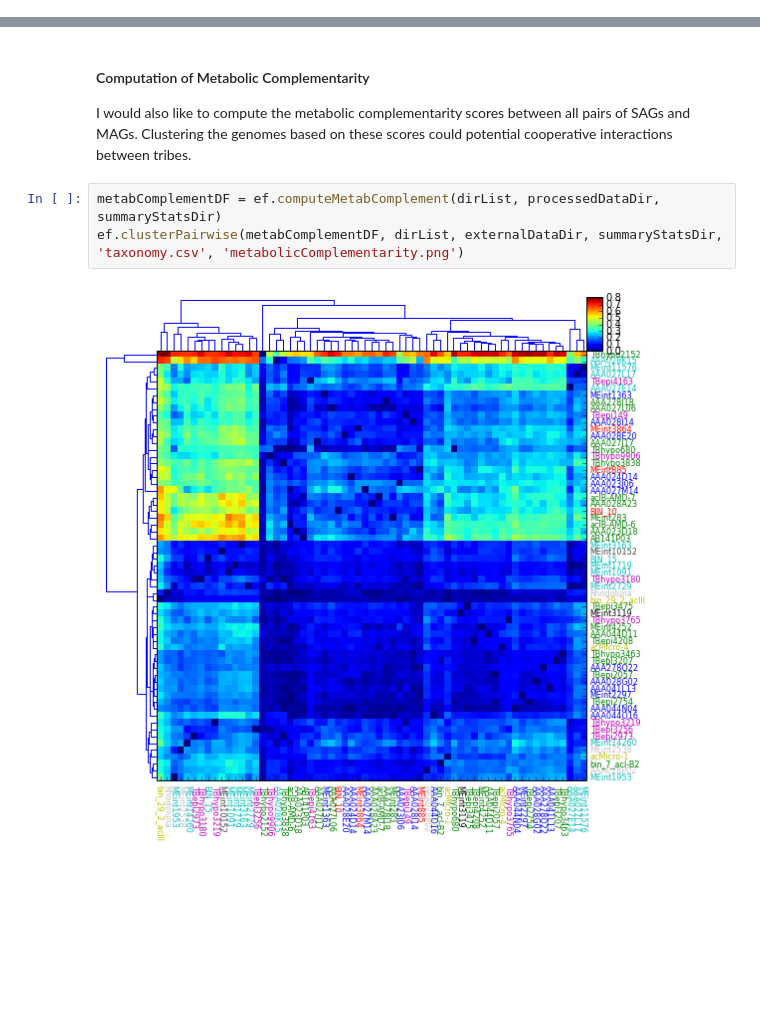
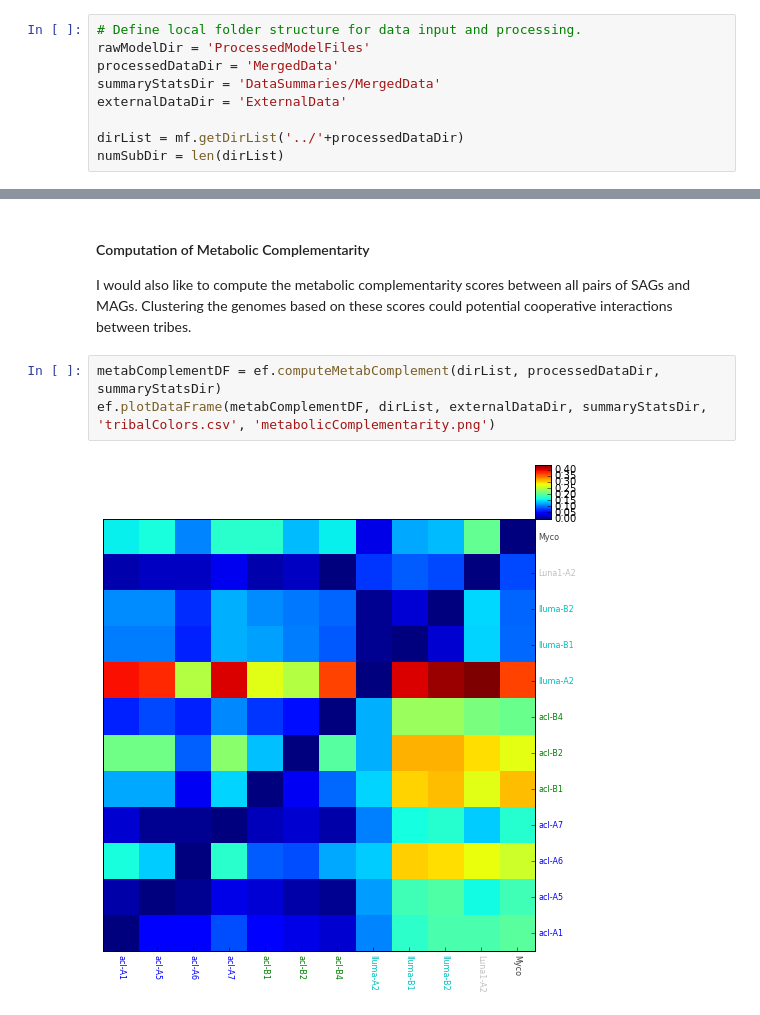
Before and after one commit to celawson87/reverseEcology, a Jupyter notebook: iPythonNotebooks/labMeeting2015-09-22.ipynb, the cells around one changed output, grey strips where cells are left out. Drawn from its saved outputs; the diff is of its cells as text; blank space fills up the shorter version.

Commit message:
Update RE computations for merged genomes

```diff
--- a/iPythonNotebooks/labMeeting2015-09-22.ipynb
+++ b/iPythonNotebooks/labMeeting2015-09-22.ipynb
@@ -304,3 +303,12 @@ The code below reads in the taxonomy {lineage, clade, tribe} for each genomes an
+# %%
+# Define local folder structure for data input and processing.
+rawModelDir = 'ProcessedModelFiles'
+processedDataDir = 'MergedData'
+summaryStatsDir = 'DataSummaries/MergedData'
+externalDataDir = 'ExternalData'
+
+dirList = mf.getDirList('../'+processedDataDir)
+numSubDir = len(dirList)
 # %%
 tribeSampleDict =  mf.importTaxonomy('../ExternalData/taxonomyTribes.csv')
 gf.createTribalGraph(tribeSampleDict, processedDataDir, rawModelDir)
@@ -598,6 +470,6 @@ ef.clusterPairwise(metabCompeteDF, dirList, externalDataDir, summaryStatsDir, 't
 I would also like to compute the metabolic complementarity scores between all pairs of SAGs and MAGs. Clustering the genomes based on these scores could potential cooperative interactions between tribes.
 # %%
 metabComplementDF = ef.computeMetabComplement(dirList, processedDataDir, summaryStatsDir)
-ef.clusterPairwise(metabComplementDF, dirList, externalDataDir, summaryStatsDir, 'taxonomy.csv', 'metabolicComplementarity.png')
+ef.plotDataFrame(metabComplementDF, dirList, externalDataDir, summaryStatsDir, 'tribalColors.csv', 'metabolicComplementarity.png')
 # %% [output]
-[figure, old version]
+[figure, new version]
```
Also changed, not shown: parts of 20 cells of this notebook.
